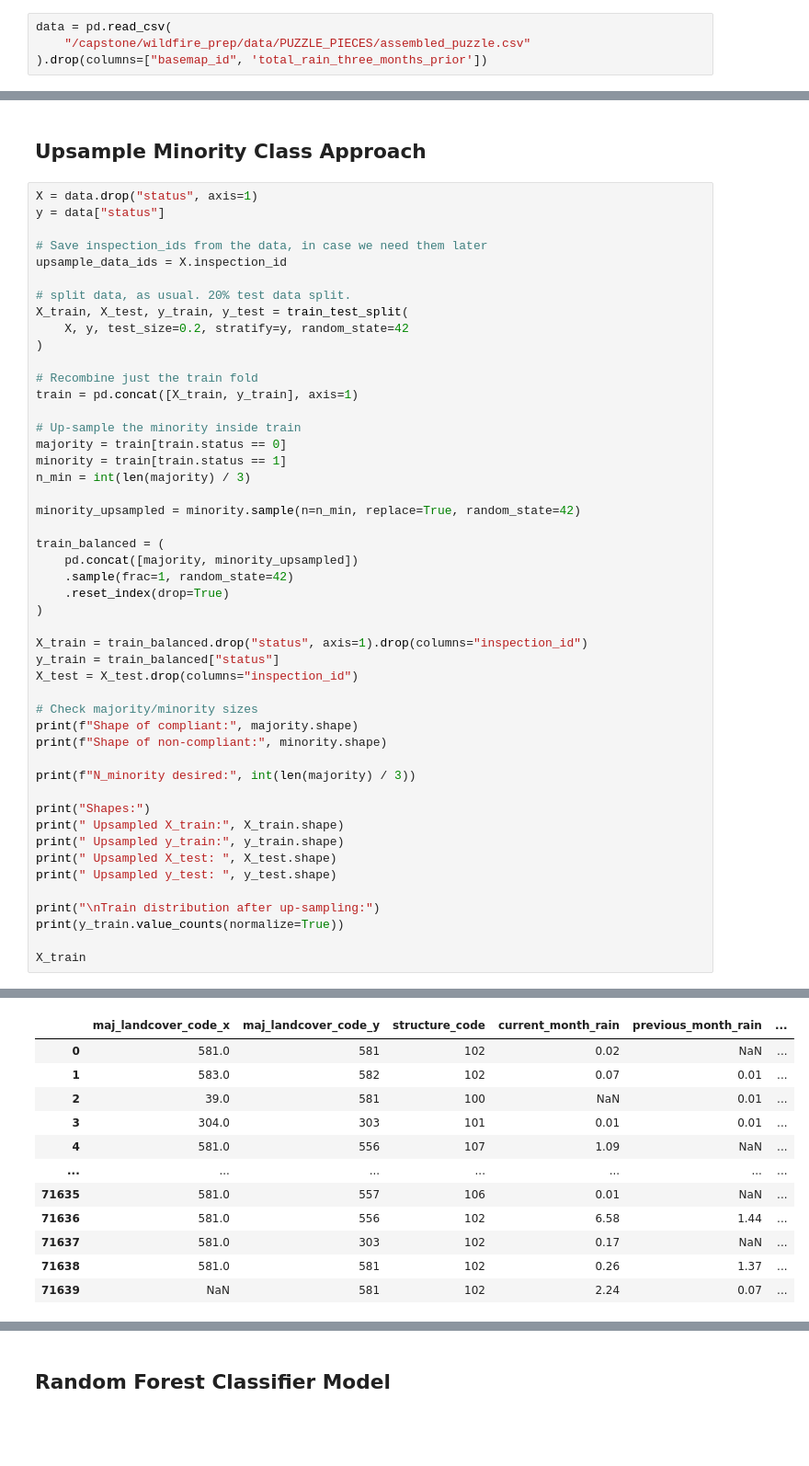
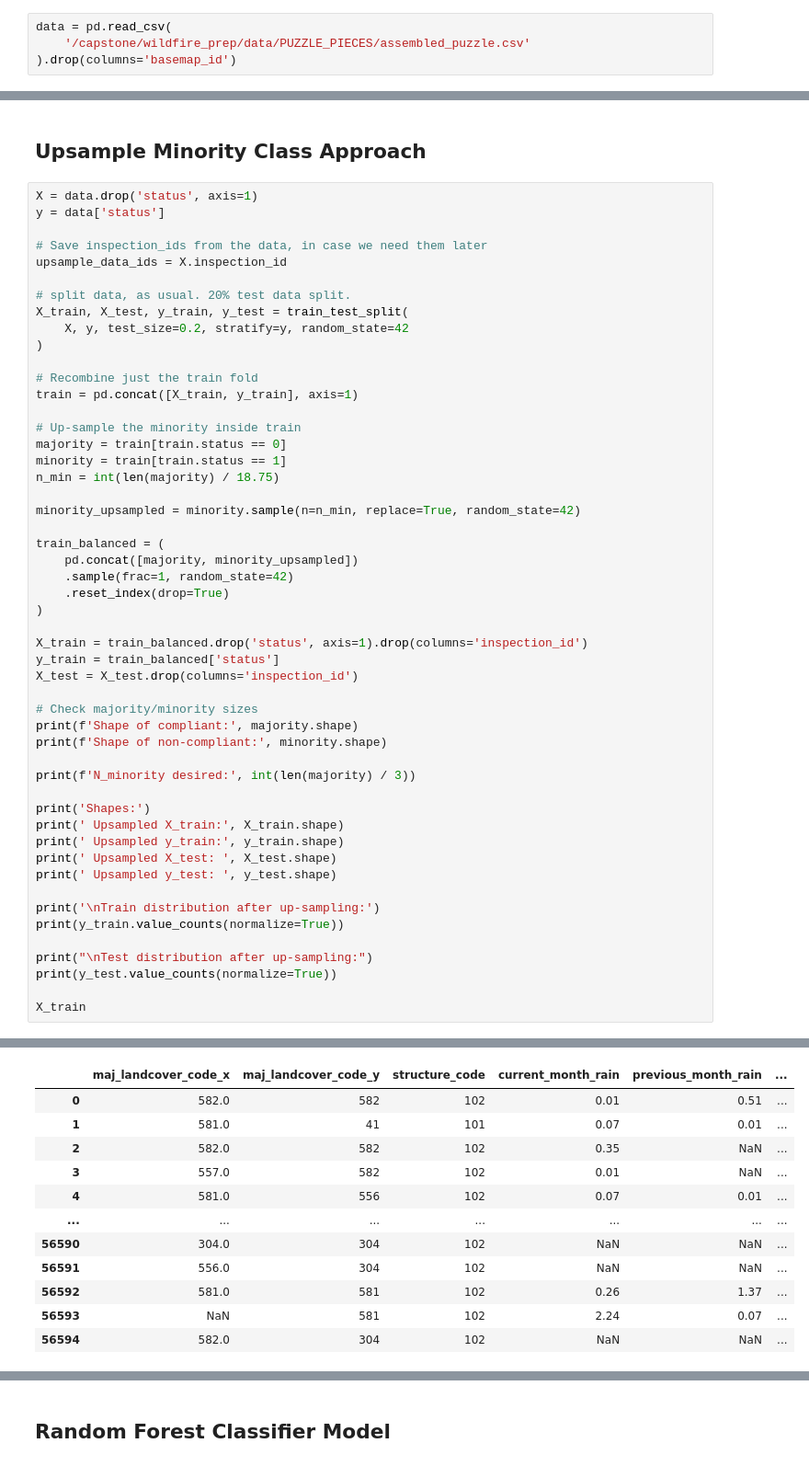
Before and after one commit to wildfire-prep/modeling, a Jupyter notebook: code/00_random_forest/04_random_forest.ipynb, the cells around one changed output, grey strips where cells are left out. Shown at 92% size. Drawn from its saved outputs; the diff is of its cells as text; blank space fills up the shorter version.

```diff
--- a/code/00_random_forest/04_random_forest.ipynb
+++ b/code/00_random_forest/04_random_forest.ipynb
@@ -39,7 +16,7 @@ sys.path.append("../utils")
 # %%
 data = pd.read_csv(
-    "/capstone/wildfire_prep/data/PUZZLE_PIECES/assembled_puzzle.csv"
-).drop(columns=["basemap_id", 'total_rain_three_months_prior'])
+    '/capstone/wildfire_prep/data/PUZZLE_PIECES/assembled_puzzle.csv'
+).drop(columns='basemap_id')
 # %%
 # Remove Mosaiks from dataset for testing
 
@@ -159,8 +108,8 @@ Name: proportion, dtype: float64
 # %% [markdown]
 ## Upsample Minority Class Approach
 # %%
-X = data.drop("status", axis=1)
-y = data["status"]
+X = data.drop('status', axis=1)
+y = data['status']
 
 # Save inspection_ids from the data, in case we need them later
 upsample_data_ids = X.inspection_id
@@ -176,7 +125,7 @@ train = pd.concat([X_train, y_train], axis=1)
 # Up-sample the minority inside train
 majority = train[train.status == 0]
 minority = train[train.status == 1]
-n_min = int(len(majority) / 3)
+n_min = int(len(majority) / 18.75)
 
 minority_upsampled = minority.sample(n=n_min, replace=True, random_state=42)
 
@@ -186,25 +135,28 @@ train_balanced = (
     .reset_index(drop=True)
 )
 
-X_train = train_balanced.drop("status", axis=1).drop(columns="inspection_id")
-y_train = train_balanced["status"]
-X_test = X_test.drop(columns="inspection_id")
+X_train = train_balanced.drop('status', axis=1).drop(columns='inspection_id')
+y_train = train_balanced['status']
+X_test = X_test.drop(columns='inspection_id')
 
 # Check majority/minority sizes
-print(f"Shape of compliant:", majority.shape)
-print(f"Shape of non-compliant:", minority.shape)
+print(f'Shape of compliant:', majority.shape)
+print(f'Shape of non-compliant:', minority.shape)
 
-print(f"N_minority desired:", int(len(majority) / 3))
+print(f'N_minority desired:', int(len(majority) / 3))
 
-print("Shapes:")
-print(" Upsampled X_train:", X_train.shape)
-print(" Upsampled y_train:", y_train.shape)
-print(" Upsampled X_test: ", X_test.shape)
-print(" Upsampled y_test: ", y_test.shape)
+print('Shapes:')
+print(' Upsampled X_train:', X_train.shape)
+print(' Upsampled y_train:', y_train.shape)
+print(' Upsampled X_test: ', X_test.shape)
+print(' Upsampled y_test: ', y_test.shape)
 
-print("\nTrain distribution after up-sampling:")
+print('\nTrain distribution after up-sampling:')
 print(y_train.value_counts(normalize=True))
 
+print("\nTest distribution after up-sampling:")
+print(y_test.value_counts(normalize=True))
+
 X_train
 # %% [output]
 Shape of compliant: (53730, 9)
@@ -224,12 +182,12 @@ Name: proportion, dtype: float64
 |  | maj_landcover_code_x | maj_landcover_code_y | structure_code | current_month_rain | previous_month_rain | ... |
-| 0 | 581.0 | 581 | 102 | 0.02 | NaN | ... |
-| 1 | 583.0 | 582 | 102 | 0.07 | 0.01 | ... |
-| 2 | 39.0 | 581 | 100 | NaN | 0.01 | ... |
-| 3 | 304.0 | 303 | 101 | 0.01 | 0.01 | ... |
-| 4 | 581.0 | 556 | 107 | 1.09 | NaN | ... |
+| 0 | 582.0 | 582 | 102 | 0.01 | 0.51 | ... |
+| 1 | 581.0 | 41 | 101 | 0.07 | 0.01 | ... |
+| 2 | 582.0 | 582 | 102 | 0.35 | NaN | ... |
+| 3 | 557.0 | 582 | 102 | 0.01 | NaN | ... |
+| 4 | 581.0 | 556 | 102 | 0.07 | 0.01 | ... |
 | ... | ... | ... | ... | ... | ... | ... |
-| 71635 | 581.0 | 557 | 106 | 0.01 | NaN | ... |
-| 71636 | 581.0 | 556 | 102 | 6.58 | 1.44 | ... |
-| 71637 | 581.0 | 303 | 102 | 0.17 | NaN | ... |
-| 71638 | 581.0 | 581 | 102 | 0.26 | 1.37 | ... |
-| 71639 | NaN | 581 | 102 | 2.24 | 0.07 | ... |
+| 56590 | 304.0 | 304 | 102 | NaN | NaN | ... |
+| 56591 | 556.0 | 304 | 102 | NaN | NaN | ... |
+| 56592 | 581.0 | 581 | 102 | 0.26 | 1.37 | ... |
+| 56593 | NaN | 581 | 102 | 2.24 | 0.07 | ... |
+| 56594 | 582.0 | 304 | 102 | NaN | NaN | ... |
```
Also changed, not shown: parts of 9 cells of this notebook, 1 other file.
